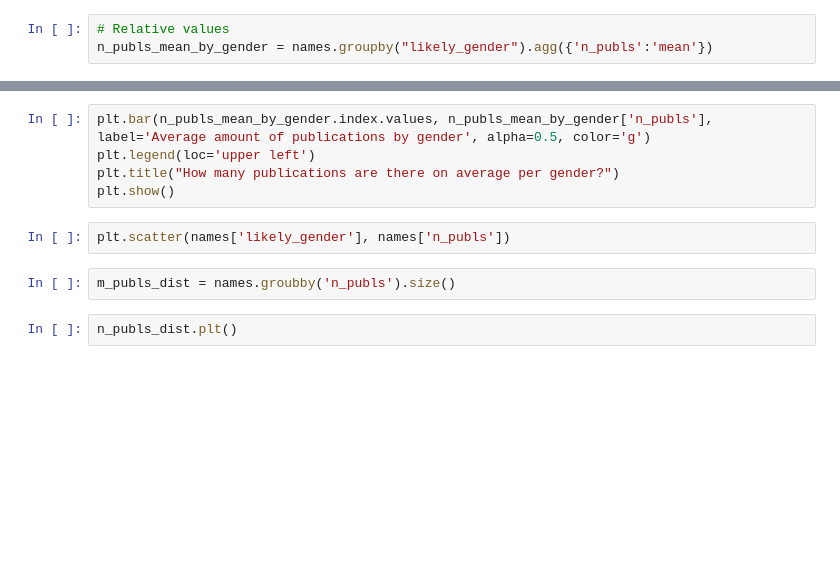
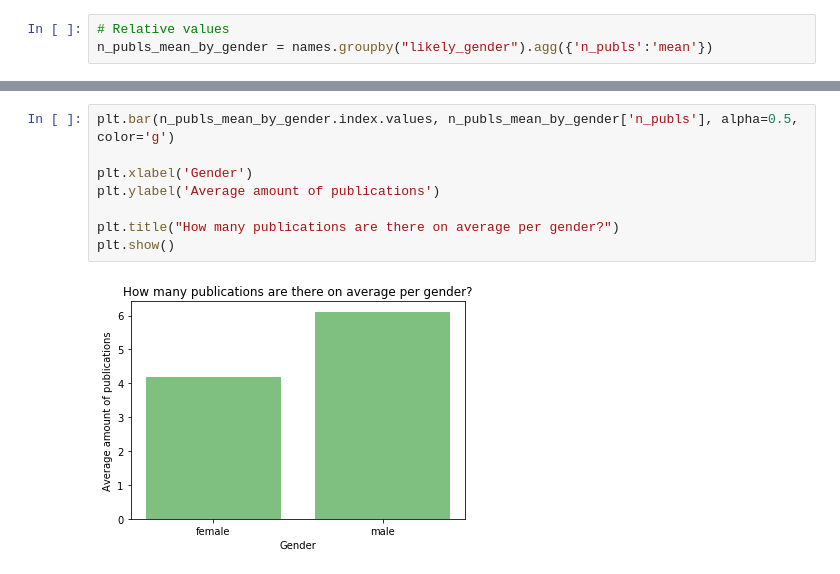
Before and after one commit to LiFaytheGoblin/Gender-Equality-in-CS-Publications, a Jupyter notebook: ExplorativeAnalysis.ipynb, the cells around one changed output, grey strips where cells are left out. Cells and saved outputs as stored; diff of their text form; blank space fills up the shorter version.

```diff
--- a/ExplorativeAnalysis.ipynb
+++ b/ExplorativeAnalysis.ipynb
@@ -42,11 +144,10 @@ print("On average, female authors publish {} pieces each, while male authors pub
 # %%
-plt.bar(n_publs_mean_by_gender.index.values, n_publs_mean_by_gender['n_publs'], label='Average amount of publications by gender', alpha=0.5, color='g')
-plt.legend(loc='upper left')
+plt.bar(n_publs_mean_by_gender.index.values, n_publs_mean_by_gender['n_publs'], alpha=0.5, color='g')
+
+plt.xlabel('Gender')
+plt.ylabel('Average amount of publications')
+
 plt.title("How many publications are there on average per gender?")
 plt.show()
+# %% [output]
+[figure, added]
-# %%
-plt.scatter(names['likely_gender'], names['n_publs'])
-# %%
-m_publs_dist = names.groubby('n_publs').size()
-# %%
-n_publs_dist.plt()
```
Also changed, not shown: parts of 14 cells of this notebook.
